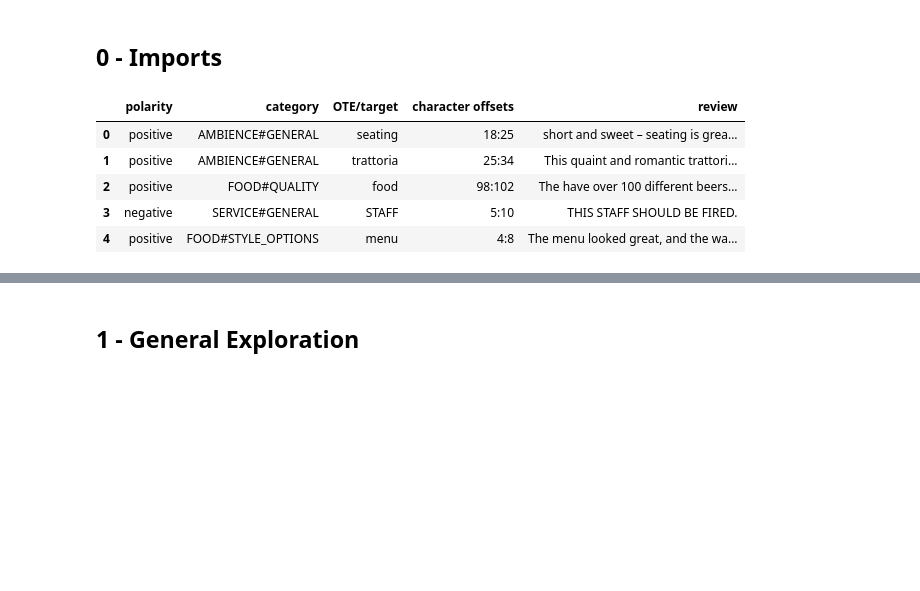
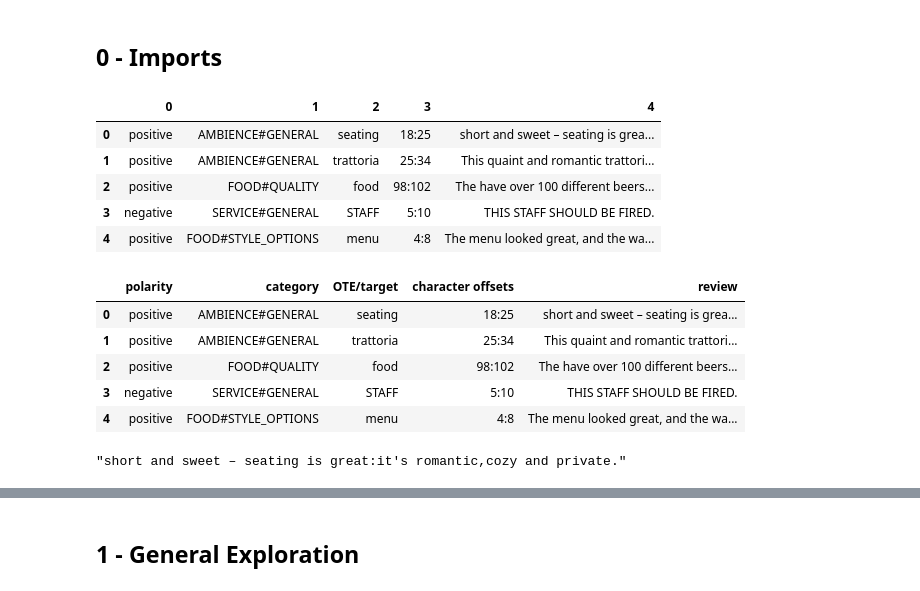
Before and after one commit to Kouyoum/NLP-ASBA-assignment, a Jupyter notebook: exercise2/src/a2_exploration1.ipynb, the cells around one changed output, grey strips where cells are left out. Saved outputs shown, nothing was run; the diff lists cells and outputs as text; code cells hidden in the pictures; blank space fills up the shorter version.

```diff
--- a/exercise2/src/a2_exploration1.ipynb
+++ b/exercise2/src/a2_exploration1.ipynb
@@ -14,12 +14,23 @@ path = "/Users/armandkouyoumdjian/github/INTRO_NLP_A2/exercise2/"
 os.chdir(path)
 # %%
 traindata = pd.read_csv("data/traindata.csv", sep="\t", header=None)
+display(traindata.head())
 traindata.columns = ['polarity', 'category', 'OTE/target', 'character offsets', 'review']
 traindata.head()
 # %% [output]
-|  | polarity | category | OTE/target | character offsets | review |
+|  | 0 | 1 | 2 | 3 | 4 |
 | 0 | positive | AMBIENCE#GENERAL | seating | 18:25 | short and sweet – seating is grea... |
 | 1 | positive | AMBIENCE#GENERAL | trattoria | 25:34 | This quaint and romantic trattori... |
 | 2 | positive | FOOD#QUALITY | food | 98:102 | The have over 100 different beers... |
 | 3 | negative | SERVICE#GENERAL | STAFF | 5:10 | THIS STAFF SHOULD BE FIRED. |
 | 4 | positive | FOOD#STYLE_OPTIONS | menu | 4:8 | The menu looked great, and the wa... |
+|  | polarity | category | OTE/target | character offsets | review |
+| 0 | positive | AMBIENCE#GENERAL | seating | 18:25 | short and sweet – seating is grea... |
+| 1 | positive | AMBIENCE#GENERAL | trattoria | 25:34 | This quaint and romantic trattori... |
+| 2 | positive | FOOD#QUALITY | food | 98:102 | The have over 100 different beers... |
+| 3 | negative | SERVICE#GENERAL | STAFF | 5:10 | THIS STAFF SHOULD BE FIRED. |
+| 4 | positive | FOOD#STYLE_OPTIONS | menu | 4:8 | The menu looked great, and the wa... |
+# %%
+traindata.review[0]
+# %% [output]
+"short and sweet – seating is great:it's romantic,cozy and private."
```
Also changed, not shown: parts of 3 cells of this notebook, 8 other files.
